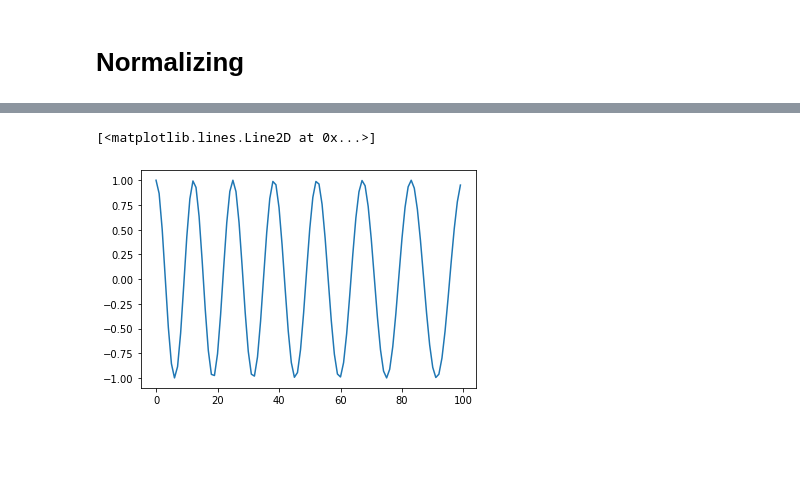
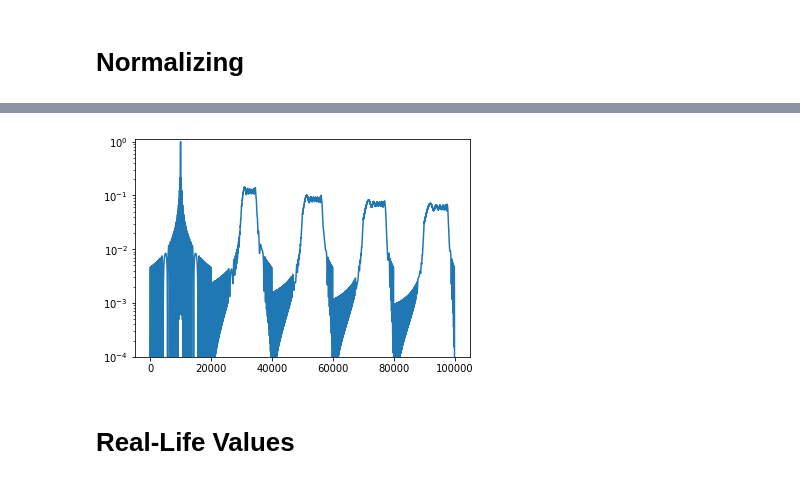
Before and after one commit to omarimran2000/Machine-Learning-for-Chirp-Detection, a Jupyter notebook: CHIRP.ipynb, the cells around one changed output, grey strips where cells are left out. Cells and saved outputs as stored; diff of their text form; code cells hidden in the pictures; blank space fills up the shorter version.

```diff
--- a/CHIRP.ipynb
+++ b/CHIRP.ipynb
@@ -75,3 +73,22 @@ plt.yscale("log")
+# %%
+def allAbsMFOutputs(signal:list,template:list)->list:
+    outputs = [normalizedMF(signal,i) for i in template]
+    return abs(np.concatenate(outputs))
+# %%
+list_of_chirps = (
+            chirp([0,1],nSamples,samplingFrequency),
+            chirp([0,2],nSamples,samplingFrequency),
+            chirp([0,3],nSamples,samplingFrequency),
+            chirp([0,4],nSamples,samplingFrequency),
+            chirp([0,5],nSamples,samplingFrequency)
+        )
+plt.plot(allAbsMFOutputs(chirp([0,1],nSamples,samplingFrequency),list_of_chirps));
+plt.yscale("log")
+plt.ylim(10**-4, 1.1);
+# %% [output]
+[figure, added]
+# %% [markdown]
+# Real-Life Values
 # %%
 param_dict = {"Air Mode 1":[9750,1],"Air Mode 2":[9750,30],"Air Mode 3":[9750,14],"Air Mode 4":[9750,29],
                "Weather Mode 1":[9500,382],"Weather Mode 2":[9500,131],"Weather Mode 3":[9500,1000],
@@ -85,6 +97,0 @@ ideal_chirps = [chirp(i,nSamples,samplingFrequency)for i in list(param_dict.valu
-# %%
-p = [i.real for i in ideal_chirps[4][0:100]]  #plotting first 100 values of ideal chirp 4
-plt.plot(p)
-# %% [output]
-[<matplotlib.lines.Line2D at 0x...>]
-[figure, removed]
```
Also changed, not shown: parts of 12 cells of this notebook.
